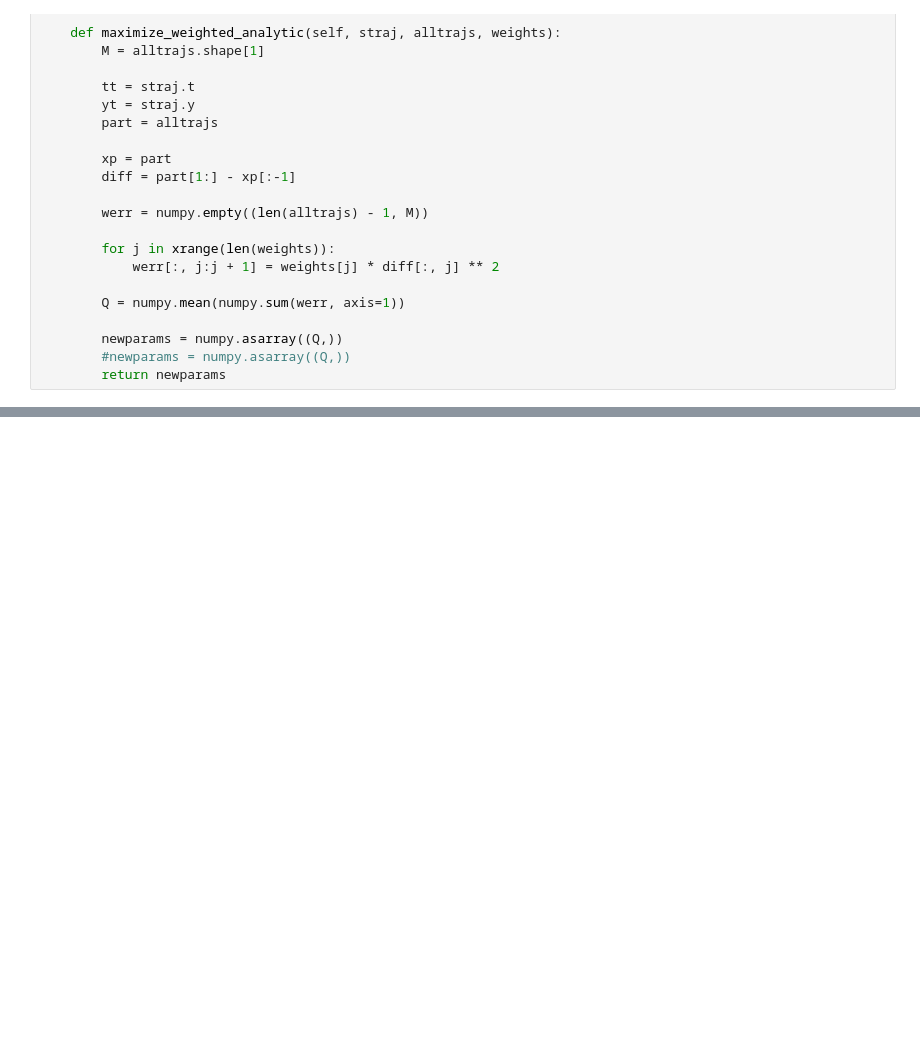
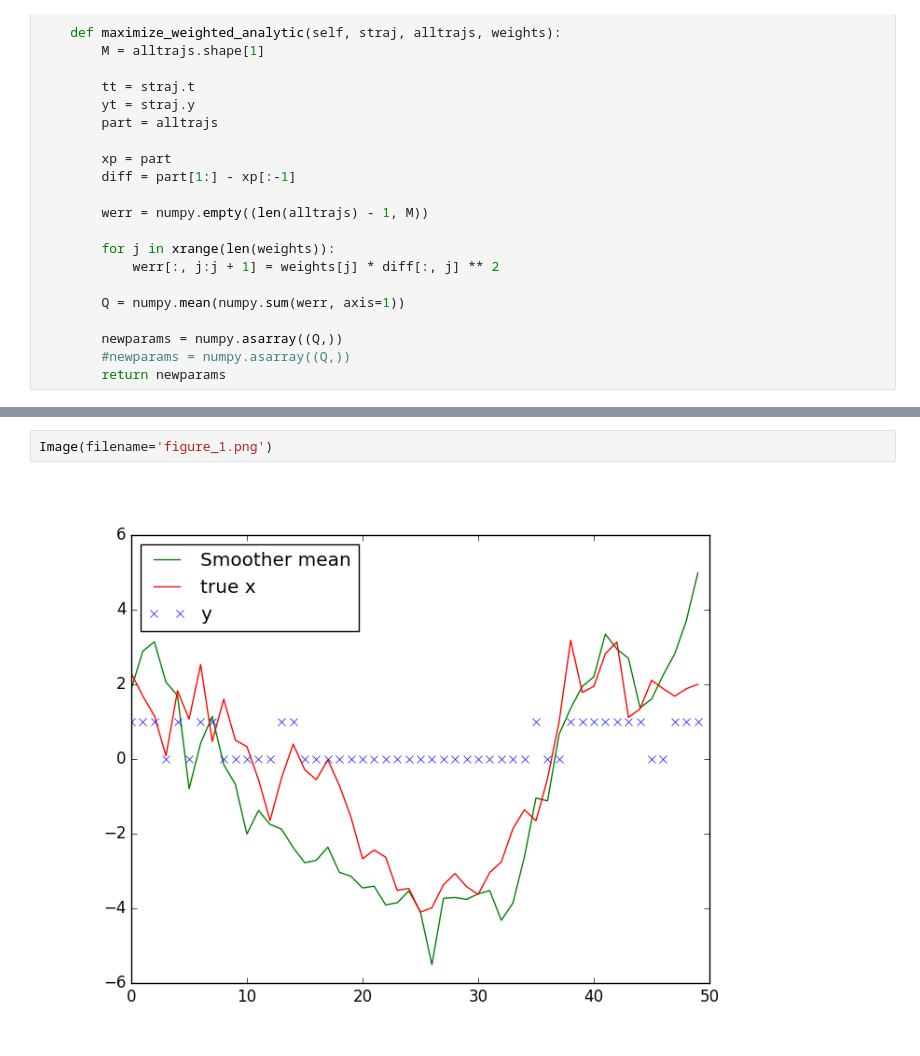
Before and after one commit to zyzdiana/ss_model_mixture, a Jupyter notebook: Neuro_ss_paramest.ipynb, the cells around one changed output, grey strips where cells are left out. Cells and saved outputs as stored; diff of their text form; blank space fills up the shorter version.

```diff
--- a/Neuro_ss_paramest.ipynb
+++ b/Neuro_ss_paramest.ipynb
@@ -184,3 +238,7 @@ if __name__ == '__main__':
                        callback_sim=callback_sim)[0]
     plt.ioff()
     callback(param, None, max_iter)
+# %%
+Image(filename='figure_1.png')
+# %% [output]
+[figure, added]
```
Also changed, not shown: parts of 10 cells of this notebook, 4 other files.
